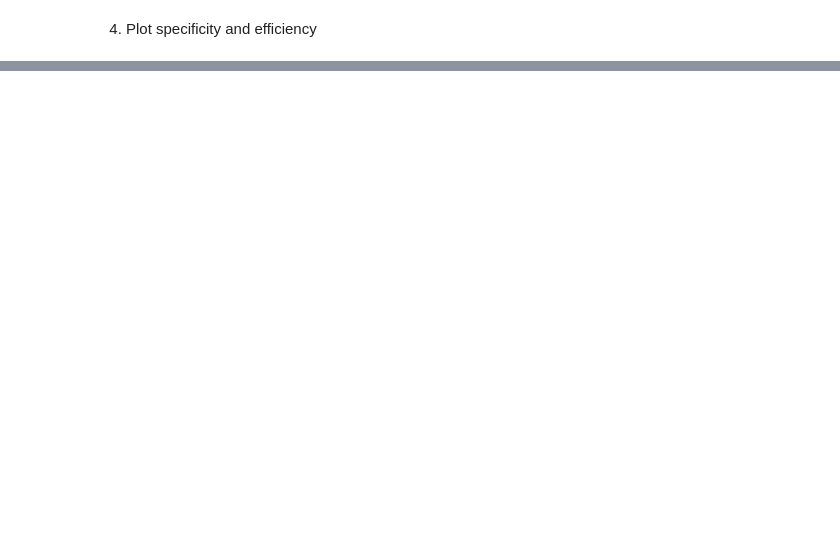
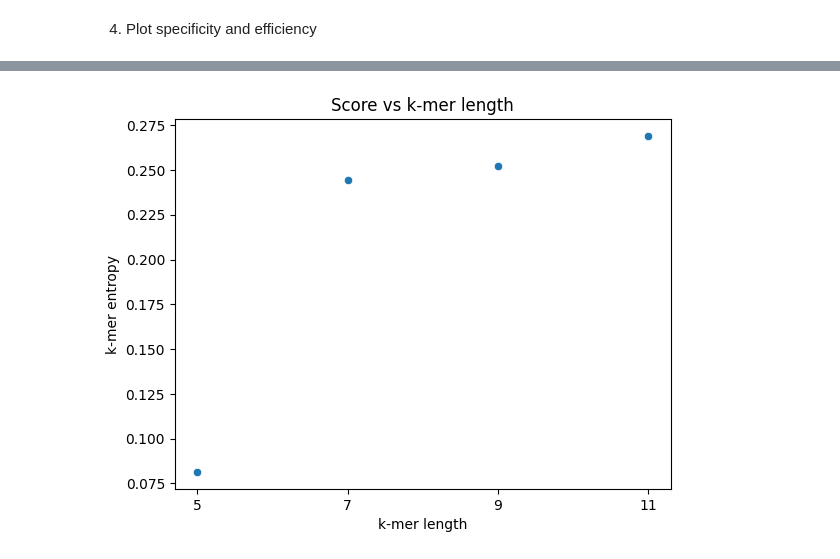
Before and after one commit to wis-janusz/PORT-EK2, a Jupyter notebook: notebooks/optimal_k_selection_HIV_1.ipynb, the cells around one changed output, grey strips where cells are left out. Cells and saved outputs as stored; diff of their text form; code cells hidden in the pictures; blank space fills up the shorter version.

Commit message:
changed optimal k selection startegy

```diff
--- a/notebooks/optimal_k_selection_HIV_1.ipynb
+++ b/notebooks/optimal_k_selection_HIV_1.ipynb
@@ -29,10 +29,10 @@ pd.options.mode.copy_on_write = True
 2. Declare data set specific definitions and functions, and a list of k-mer lengths to be tested.
 # %%
 # PORT-EK parameters
-c = 0.05  # This is the conservation thershold used in k-mer rarity filter, other parameters are not used for optimal k selection.
+c = 0.19  # This is the conservation thershold used in k-mer rarity filter, other parameters are not used for optimal k selection.
 LOW_MEM_MODE = False
 # List of k values to test
-k_list = [5,7,9,11,13]
+k_list = [5,7,9,11]
 
 # Data set specific definitions and functions
 
@@ -41,18 +41,7 @@ AVG_COLS = ["M_avg", "nonM_avg"]
 IN_FASTAS = [
     "../input/HIV/prepped/M.fasta",
     "../input/HIV/prepped/nonM.fasta",
-]  # only used in low memory mode
-
-
-def decode_kmer(id: int) -> str:
-    decoding = {"00": "A", "01": "C", "10": "G", "11": "T"}
-    kmer_bin_string = bin(id)[2:].rjust(30, "0")
-    kmer_bin_string = [
-        kmer_bin_string[i : i + 2] for i in range(0, len(kmer_bin_string), 2)
-    ]
-    kmer_seq = "".join([decoding[bits] for bits in kmer_bin_string])
-
-    return kmer_seq
+]
 # %% [markdown]
 3. Calculate k-mer specificity and efficiency for tested lengths. For definitions and discussion see [reference to our paper]
 # %%
@@ -182,0 +160,10 @@ plt.show()
+# %%
+fig, ax = plt.subplots()
+ax.set_title("Score vs k-mer length")
+ax.set_xlabel("k-mer length")
+ax.set_xticks(range(5,27,2))
+ax.set_ylabel("k-mer entropy")
+sns.scatterplot(x=k_list, y=[val[2] for val in k_dict.values()])
+plt.show()
+# %% [output]
+[figure, added]
```
Also changed, not shown: parts of 3 cells of this notebook, 11 other files.
